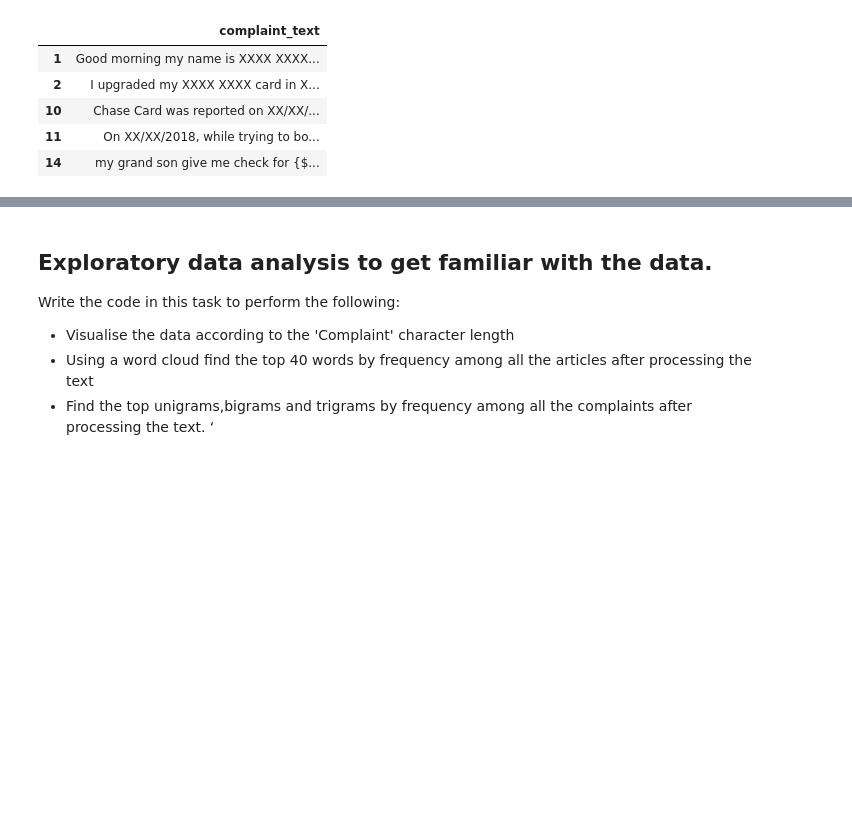
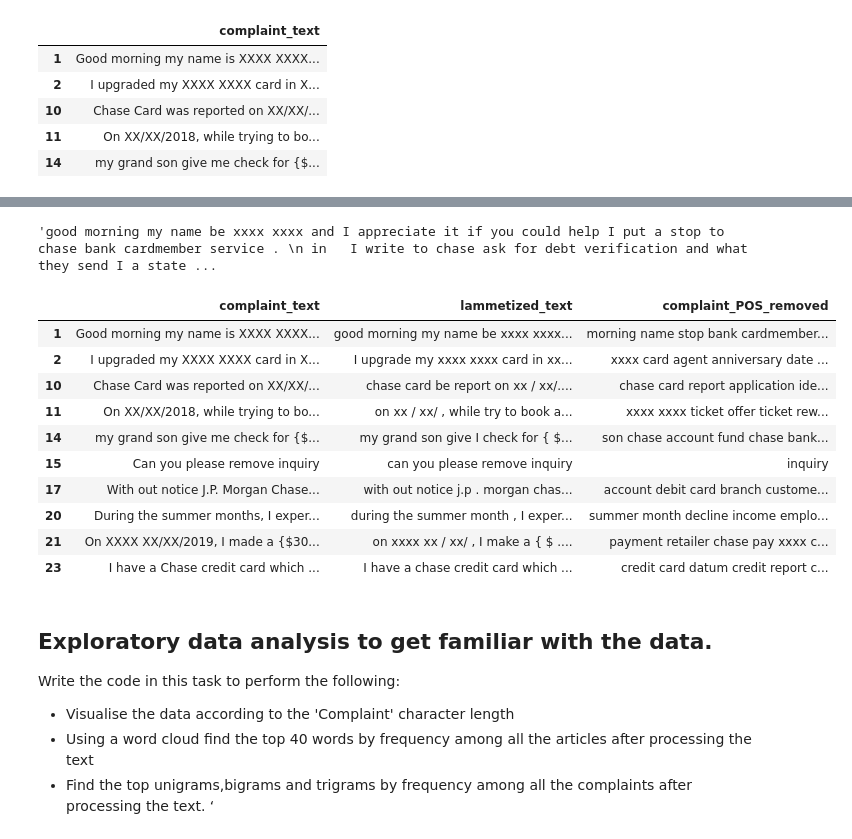
Before and after one commit to ranpariyachetan/automatic-ticket-classification, a Jupyter notebook: Automatic_Ticket_Classification_Assignment.ipynb, the cells around one changed output, grey strips where cells are left out. Drawn from its saved outputs; the diff is of its cells as text; code cells hidden in the pictures; blank space fills up the shorter version.

Commit message:
Performed POS tagging of lammetized complaint text.

```diff
--- a/Automatic_Ticket_Classification_Assignment.ipynb
+++ b/Automatic_Ticket_Classification_Assignment.ipynb
@@ -266,12 +266,10 @@ def lammetize_text(document):
 # %%
 # Wrapper function to perform clean-up and lammetization on the text.
 def process_text(document):
-    process_text.counter +=1
     document = clean_text(document)
 
     document = lammetize_text(document)
-    if process_text.counter % 100 == 0:
-        print(f'Process completed for {process_text.counter} rows.')
+
     return document
 # %%
 #Create a dataframe('df_clean') that will have only the complaints and the lemmatized complaints
@@ -297,15 +308,34 @@ df_clean
+# %%
+df_clean.iloc[0]['lammetized_text']
+# %% [output]
+'good morning my name be xxxx xxxx and I appreciate it if you could help I put a stop to chase bank cardmember service . \n in   I write to chase ask for debt verification and what they send I a state ...
+# %%
+#Write your function to extract the POS tags
+
+def pos_tag(text):
+    output = []
+    for token in nlp(text):
+        if token.tag_ == 'NN':
+            output.append(token.text)
+    return ' '.join(output)
 # %%
-#Write your function to extract the POS tags
-
-def pos_tag(text):
-  # write your code here
-
-
-
-df_clean["complaint_POS_removed"] =  #this column should contain lemmatized text with all the words removed which have tags other than NN[tag == "NN"].
+# column complaint_POS_removed contains lemmatized text with all the words removed which have tags other than NN[tag == "NN"].
+df_clean["complaint_POS_removed"] = df_clean['lammetized_text'].apply(pos_tag)
 # %%
 #The clean dataframe should now contain the raw complaint, lemmatized complaint and the complaint after removing POS tags.
-df_clean
+df_clean.head(10)
+# %% [output]
+|  | complaint_text | lammetized_text | complaint_POS_removed |
+| 1 | Good morning my name is XXXX XXXX... | good morning my name be xxxx xxxx... | morning name stop bank cardmember... |
+| 2 | I upgraded my XXXX XXXX card in X... | I upgrade my xxxx xxxx card in xx... | xxxx card agent anniversary date ... |
+| 10 | Chase Card was reported on XX/XX/... | chase card be report on xx / xx/.... | chase card report application ide... |
+| 11 | On XX/XX/2018, while trying to bo... | on xx / xx/ , while try to book a... | xxxx xxxx ticket offer ticket rew... |
+| 14 | my grand son give me check for {$... | my grand son give I check for { $... | son chase account fund chase bank... |
+| 15 | Can you please remove inquiry | can you please remove inquiry | inquiry |
+| 17 | With out notice J.P. Morgan Chase... | with out notice j.p . morgan chas... | account debit card branch custome... |
+| 20 | During the summer months, I exper... | during the summer month , I exper... | summer month decline income emplo... |
+| 21 | On XXXX XX/XX/2019, I made a {$30... | on xxxx xx / xx/ , I make a { $ .... | payment retailer chase pay xxxx c... |
+| 23 | I have a Chase credit card which ... | I have a chase credit card which ... | credit card datum credit report c... |
 # %% [markdown]
 ## Exploratory data analysis to get familiar with the data.
 
```
Also changed, not shown: parts of 2 cells of this notebook.
